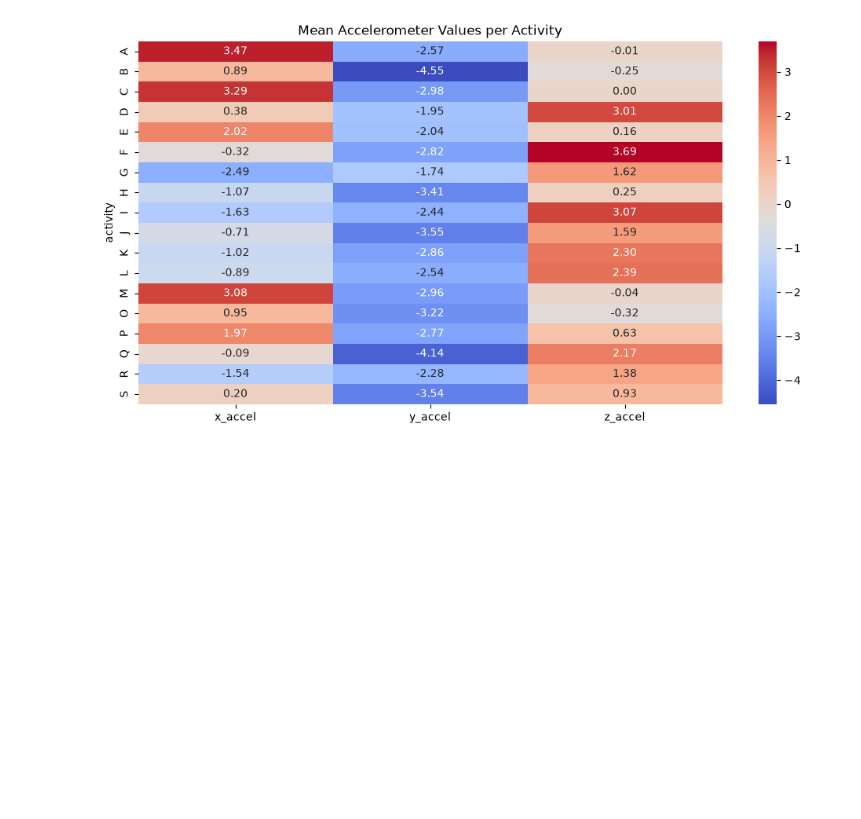
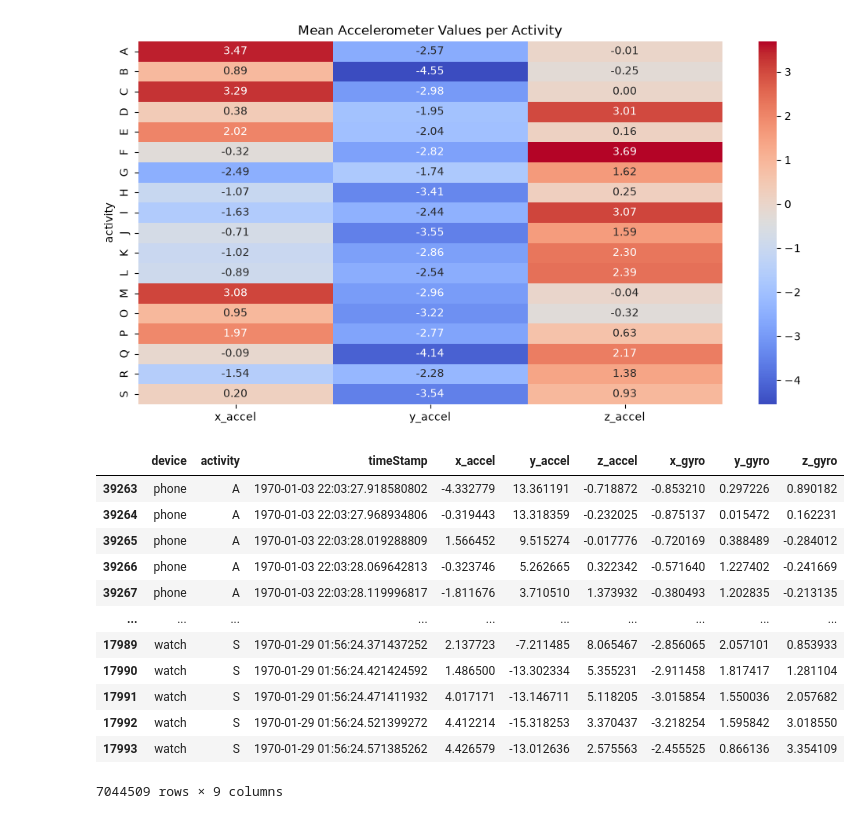
Before and after one commit to netinova/wisdm-activity-predictor, a Jupyter notebook: notebooks/eda.ipynb, the cells around one changed output. Drawn from its saved outputs; the diff is of its cells as text; code cells hidden in the pictures; blank space fills up the shorter version.

```diff
--- a/notebooks/eda.ipynb
+++ b/notebooks/eda.ipynb
@@ -325,3 +328,21 @@ plt.title("Mean Accelerometer Values per Activity")
 plt.show()
 # %% [output]
 [figure]
+# %%
+df = df.drop(columns="subject_id")
+
+df
+# %% [output]
+|  | device | activity | timeStamp | x_accel | y_accel | z_accel | x_gyro | y_gyro | z_gyro |
+| 39263 | phone | A | 1970-01-03 22:03:27.918580802 | -4.332779 | 13.361191 | -0.718872 | -0.853210 | 0.297226 | 0.890182 |
+| 39264 | phone | A | 1970-01-03 22:03:27.968934806 | -0.319443 | 13.318359 | -0.232025 | -0.875137 | 0.015472 | 0.162231 |
+| 39265 | phone | A | 1970-01-03 22:03:28.019288809 | 1.566452 | 9.515274 | -0.017776 | -0.720169 | 0.388489 | -0.284012 |
+| 39266 | phone | A | 1970-01-03 22:03:28.069642813 | -0.323746 | 5.262665 | 0.322342 | -0.571640 | 1.227402 | -0.241669 |
+| 39267 | phone | A | 1970-01-03 22:03:28.119996817 | -1.811676 | 3.710510 | 1.373932 | -0.380493 | 1.202835 | -0.213135 |
+| ... | ... | ... | ... | ... | ... | ... | ... | ... | ... |
+| 17989 | watch | S | 1970-01-29 01:56:24.371437252 | 2.137723 | -7.211485 | 8.065467 | -2.856065 | 2.057101 | 0.853933 |
+| 17990 | watch | S | 1970-01-29 01:56:24.421424592 | 1.486500 | -13.302334 | 5.355231 | -2.911458 | 1.817417 | 1.281104 |
+| 17991 | watch | S | 1970-01-29 01:56:24.471411932 | 4.017171 | -13.146711 | 5.118205 | -3.015854 | 1.550036 | 2.057682 |
+| 17992 | watch | S | 1970-01-29 01:56:24.521399272 | 4.412214 | -15.318253 | 3.370437 | -3.218254 | 1.595842 | 3.018550 |
+| 17993 | watch | S | 1970-01-29 01:56:24.571385262 | 4.426579 | -13.012636 | 2.575563 | -2.455525 | 0.866136 | 3.354109 |
+7044509 rows × 9 columns
```
Also changed, not shown: parts of 7 cells of this notebook.
